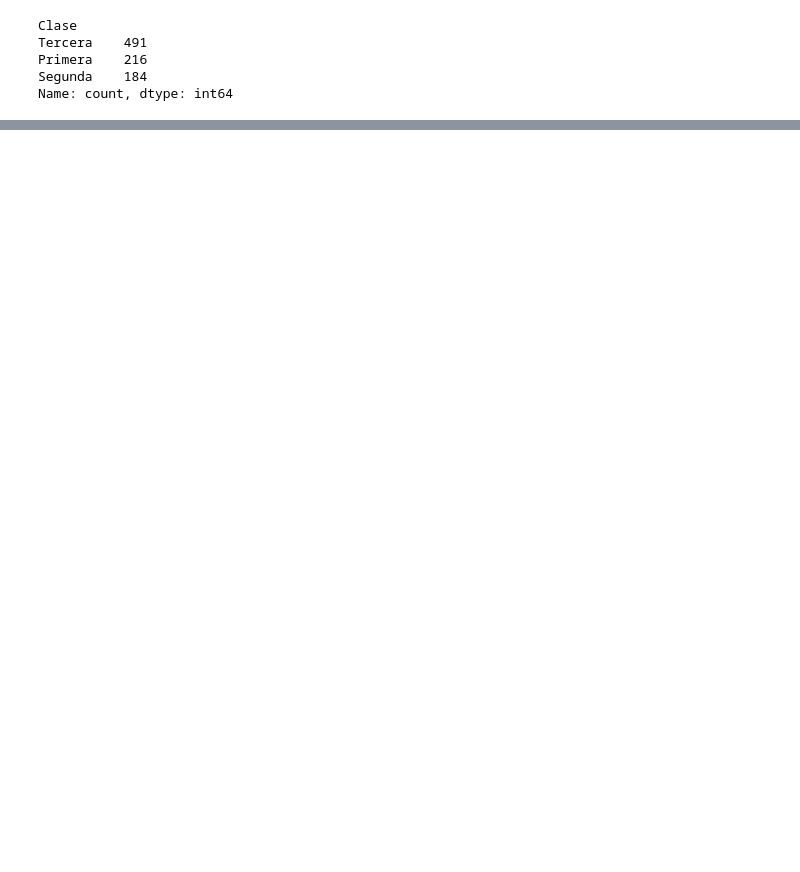
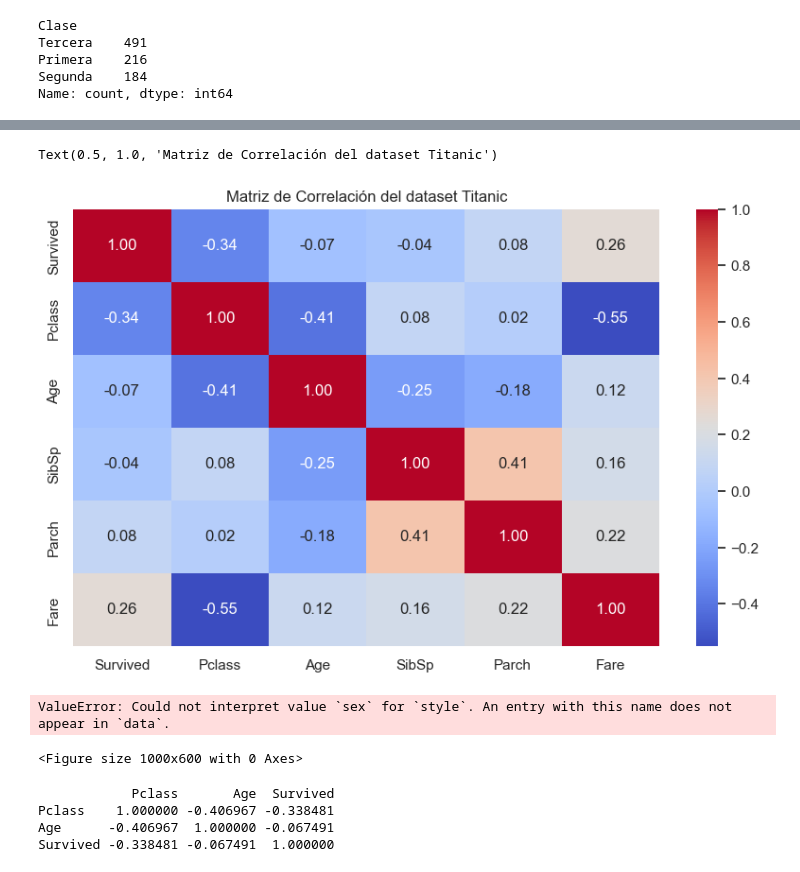
Before and after one commit to Fjmarvalr/panda.sesion1, a Jupyter notebook: sesion1panda.ipynb, the cells around one changed output, grey strips where cells are left out. Drawn from its saved outputs; the diff is of its cells as text; code cells hidden in the pictures; blank space fills up the shorter version.

```diff
--- a/sesion1panda.ipynb
+++ b/sesion1panda.ipynb
@@ -635,0 +765,3 @@ df_titanic2.head(10)
+# %%
+#Eliminar las columnas que no son necesarias
+df_titanic3= df_titanic2.drop(columns=["PassengerId", "Name", "Ticket", "Cabin", "Months"], axis=1)
@@ -635,0 +799,3 @@ df_titanic2.head(10)
+# %%
+#Completa  los nulos de la columna "Embarked" con la moda
+df_titanic3["Embarked"].fillna(df_titanic3["Embarked"].mode()[0], inplace=True)
@@ -635,0 +817,26 @@ df_titanic2.head(10)
+# %%
+#Vizualizar la correlación entre las variables numéricas
+plt.figure(figsize=(10, 6)) #Selecciona solo los datos numéricos
+df_titanic3 = df_titanic3.select_dtypes(include=[np.number])
+sns.heatmap(df_titanic3.corr(), annot=True, cmap='coolwarm', fmt='.2f')
+plt.title('Matriz de Correlación del dataset Titanic')
+# %% [output]
+Text(0.5, 1.0, 'Matriz de Correlación del dataset Titanic')
+[figure, added]
+# %%
+#Vizualizar la correlación mutivariable entre las variables Pclass, Age y Survived
+plt.figure(figsize=(10, 6))
+sns.scatterplot(data=df_titanic3, x='Pclass', y='Age', hue='Survived', style='sex', palette='deep')
+plt.title('Correlación entre Pclass, Age y Survived')
+# %% [output]
+ValueError: Could not interpret value `sex` for `style`. An entry with this name does not appear in `data`.
+<Figure size 1000x600 with 0 Axes>
+# %%
+#Calcular una matrix de correlación entre las variables Pclass, Age y Survived
+correlation_matrix = df_titanic3[['Pclass', 'Age', 'Survived']].corr()
+print(correlation_matrix)
+# %% [output]
+            Pclass       Age  Survived
+Pclass    1.000000 -0.406967 -0.338481
+Age      -0.406967  1.000000 -0.067491
+Survived -0.338481 -0.067491  1.000000
```
Also changed, not shown: parts of 18 cells of this notebook.
